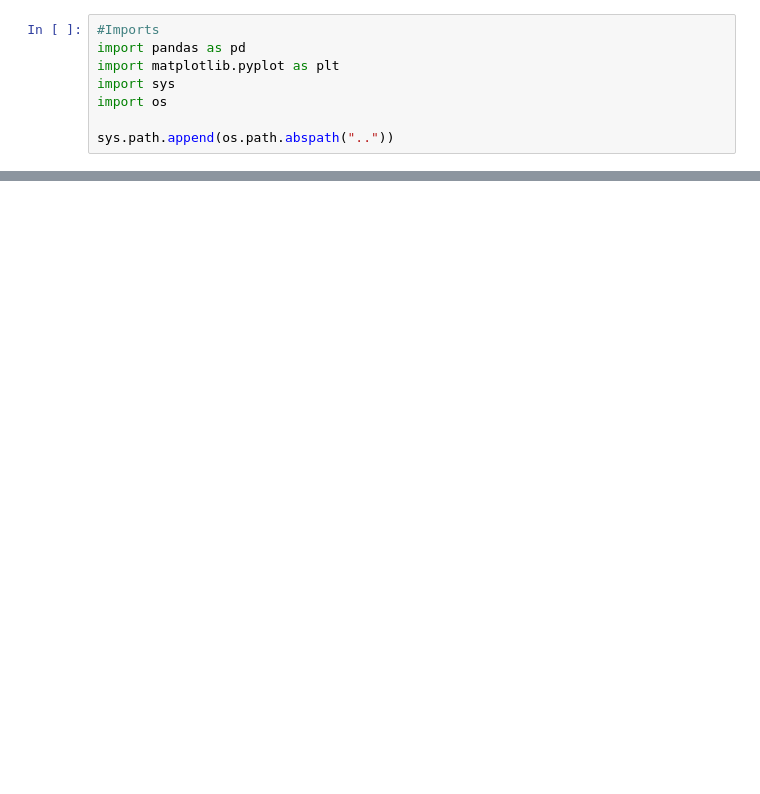
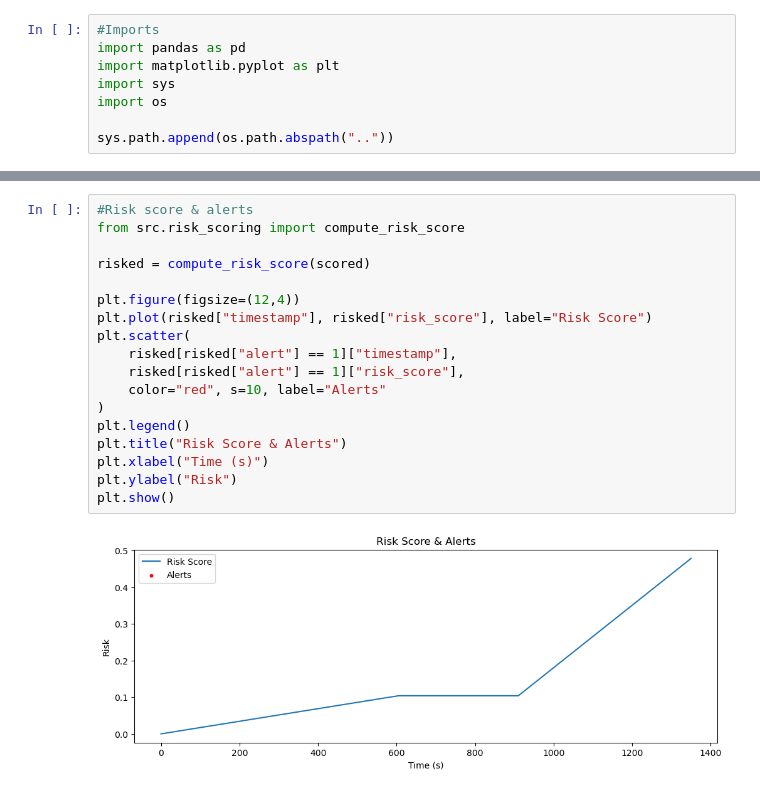
Before and after one commit to broisdead/smart-ambulance-alert, a Jupyter notebook: notebooks/exploration.ipynb, the cells around one changed output, grey strips where cells are left out. Cells and saved outputs as stored; diff of their text form; blank space fills up the shorter version.

```diff
--- a/notebooks/exploration.ipynb
+++ b/notebooks/exploration.ipynb
@@ -49,0 +54,20 @@ FileNotFoundError: [Errno 2] No such file or directory: 'data/processed/vitals_c
+# %%
+#Risk score & alerts
+from src.risk_scoring import compute_risk_score
+
+risked = compute_risk_score(scored)
+
+plt.figure(figsize=(12,4))
+plt.plot(risked["timestamp"], risked["risk_score"], label="Risk Score")
+plt.scatter(
+    risked[risked["alert"] == 1]["timestamp"],
+    risked[risked["alert"] == 1]["risk_score"],
+    color="red", s=10, label="Alerts"
+)
+plt.legend()
+plt.title("Risk Score & Alerts")
+plt.xlabel("Time (s)")
+plt.ylabel("Risk")
+plt.show()
+# %% [output]
+[figure, added]
```
Also changed, not shown: parts of 13 cells of this notebook.
